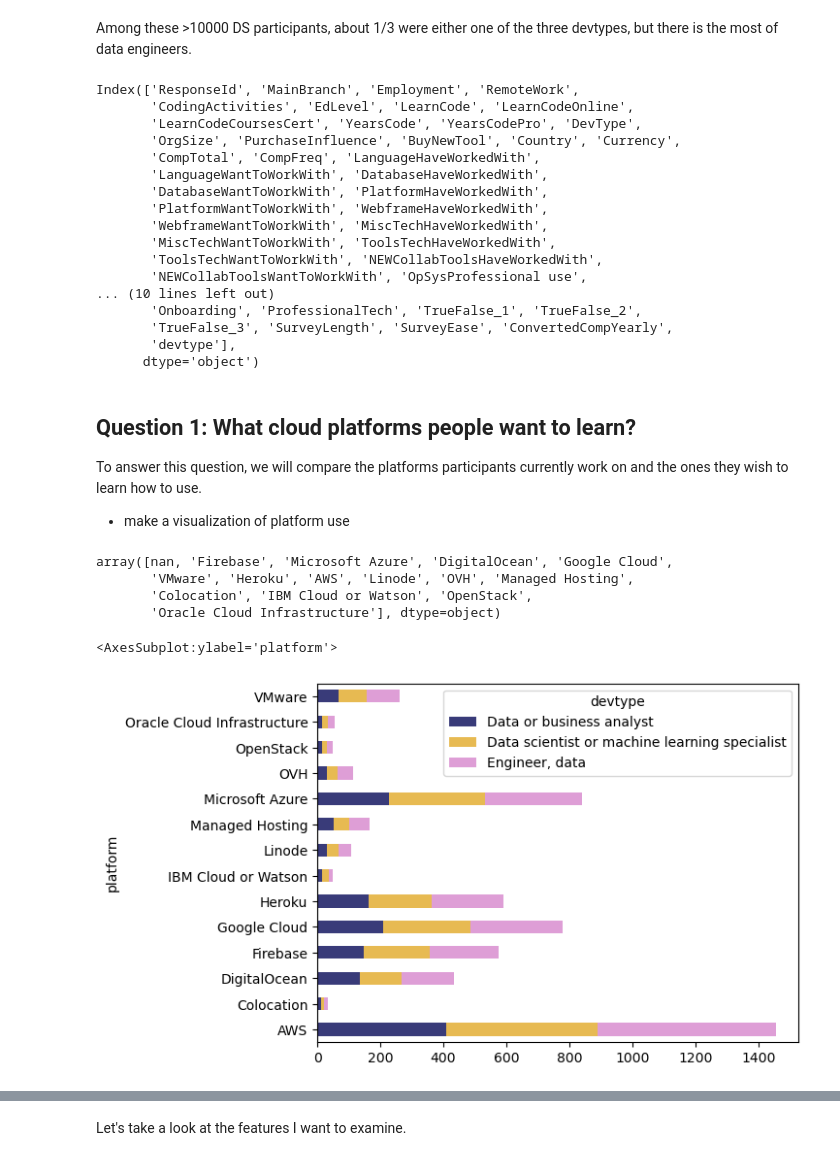
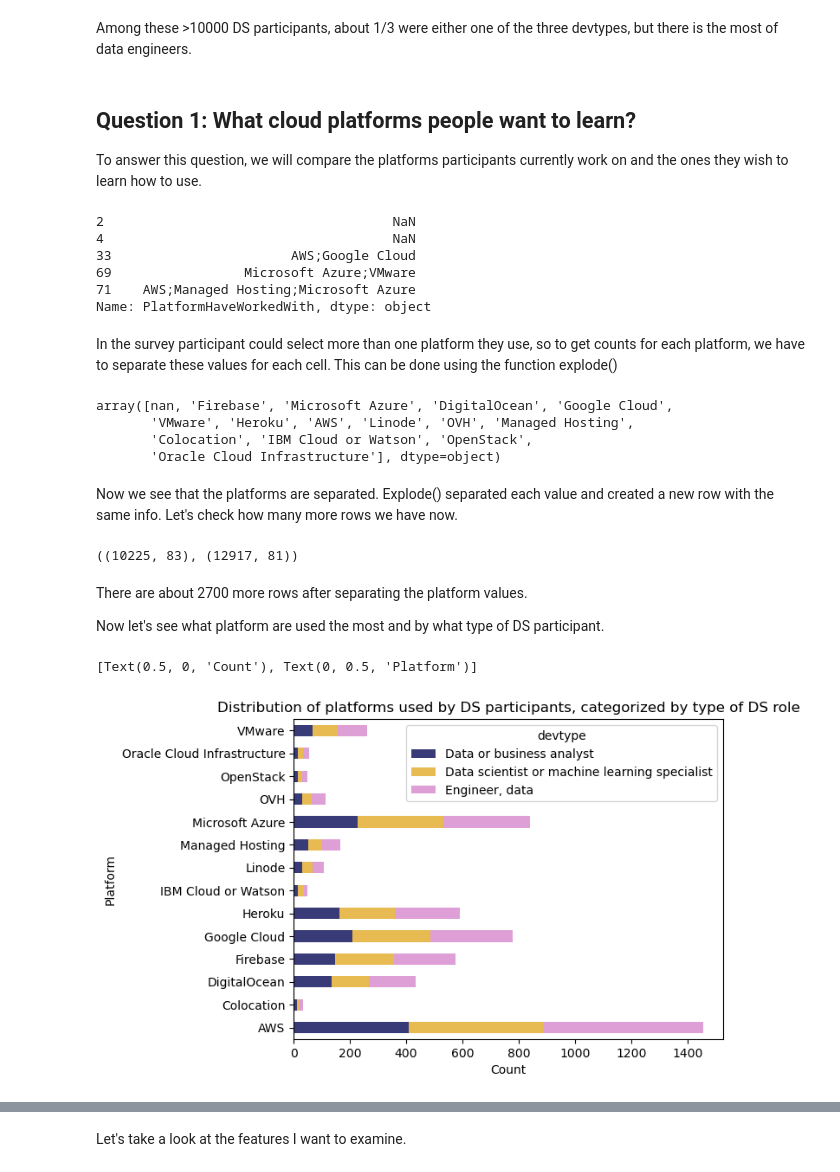
Before and after one commit to thecochenille/stackoverflow_survey2019to2022, a Jupyter notebook: Stackoverflow_survey2022Analysis.ipynb, the cells around one changed output, grey strips where cells are left out. Saved outputs shown, nothing was run; the diff lists cells and outputs as text; code cells hidden in the pictures.

```diff
--- a/Stackoverflow_survey2022Analysis.ipynb
+++ b/Stackoverflow_survey2022Analysis.ipynb
@@ -123,29 +123,17 @@ df2022_DS.devtype.value_counts().plot(kind='barh',color='purple')
 # %% [markdown]
 Among these >10000 DS participants, about 1/3 were either one of the three devtypes, but there is the most of data engineers.
-# %%
-# What platforms did DS people use in 2022?
-df2022_DS.columns
-# %% [output]
-Index(['ResponseId', 'MainBranch', 'Employment', 'RemoteWork',
-       'CodingActivities', 'EdLevel', 'LearnCode', 'LearnCodeOnline',
-       'LearnCodeCoursesCert', 'YearsCode', 'YearsCodePro', 'DevType',
-       'OrgSize', 'PurchaseInfluence', 'BuyNewTool', 'Country', 'Currency',
-       'CompTotal', 'CompFreq', 'LanguageHaveWorkedWith',
-       'LanguageWantToWorkWith', 'DatabaseHaveWorkedWith',
-       'DatabaseWantToWorkWith', 'PlatformHaveWorkedWith',
-       'PlatformWantToWorkWith', 'WebframeHaveWorkedWith',
-       'WebframeWantToWorkWith', 'MiscTechHaveWorkedWith',
-       'MiscTechWantToWorkWith', 'ToolsTechHaveWorkedWith',
-       'ToolsTechWantToWorkWith', 'NEWCollabToolsHaveWorkedWith',
-       'NEWCollabToolsWantToWorkWith', 'OpSysProfessional use',
-... (10 lines left out)
-       'Onboarding', 'ProfessionalTech', 'TrueFalse_1', 'TrueFalse_2',
-       'TrueFalse_3', 'SurveyLength', 'SurveyEase', 'ConvertedCompYearly',
-       'devtype'],
-      dtype='object')
 # %% [markdown]
 ## Question 1: What cloud platforms people want to learn?
 To answer this question, we will compare the platforms participants currently work on and the ones they wish to learn how to use.
-
-- make a visualization of platform use
+# %%
+df2022_DS['PlatformHaveWorkedWith'].head()
+# %% [output]
+2                                     NaN
+4                                     NaN
+33                       AWS;Google Cloud
+69                 Microsoft Azure;VMware
+71    AWS;Managed Hosting;Microsoft Azure
+Name: PlatformHaveWorkedWith, dtype: object
+# %% [markdown]
+In the survey participant could select more than one platform they use, so to get counts for each platform, we have to separate these values for each cell. This can be done using the function explode()
 # %%
@@ -158,8 +146,19 @@ array([nan, 'Firebase', 'Microsoft Azure', 'DigitalOcean', 'Google Cloud',
        'VMware', 'Heroku', 'AWS', 'Linode', 'OVH', 'Managed Hosting',
        'Colocation', 'IBM Cloud or Watson', 'OpenStack',
        'Oracle Cloud Infrastructure'], dtype=object)
+# %% [markdown]
+Now we see that the platforms are separated. Explode() separated each value and created a new row with the same info. Let's check how many more rows we have now.
+# %%
+df2022_DS.shape, df2022_DS_explode_currentplatform.shape
+# %% [output]
+((10225, 83), (12917, 81))
+# %% [markdown]
+There are about 2700 more rows after separating the platform values.
+
+Now let's see what platform are used the most and by what type of DS participant.
 # %%
-df2022_DS_explode_currentplatform.groupby(['platform'])['devtype'].value_counts().unstack().plot(kind='barh', stacked=True,mark_right=True,colormap='tab20b')
+ax1 = df2022_DS_explode_currentplatform.groupby(['platform'])['devtype'].value_counts().unstack().plot(kind='barh', stacked=True,mark_right=True,colormap='tab20b',title='Distribution of platforms used by DS participants, categorized by type of DS role')
+ax1.set(xlabel='Count', ylabel='Platform')
 # %% [output]
-<AxesSubplot:ylabel='platform'>
+[Text(0.5, 0, 'Count'), Text(0, 0.5, 'Platform')]
-[figure, old version]
+[figure, new version]
```
Also changed, not shown: parts of 124 cells of this notebook.
